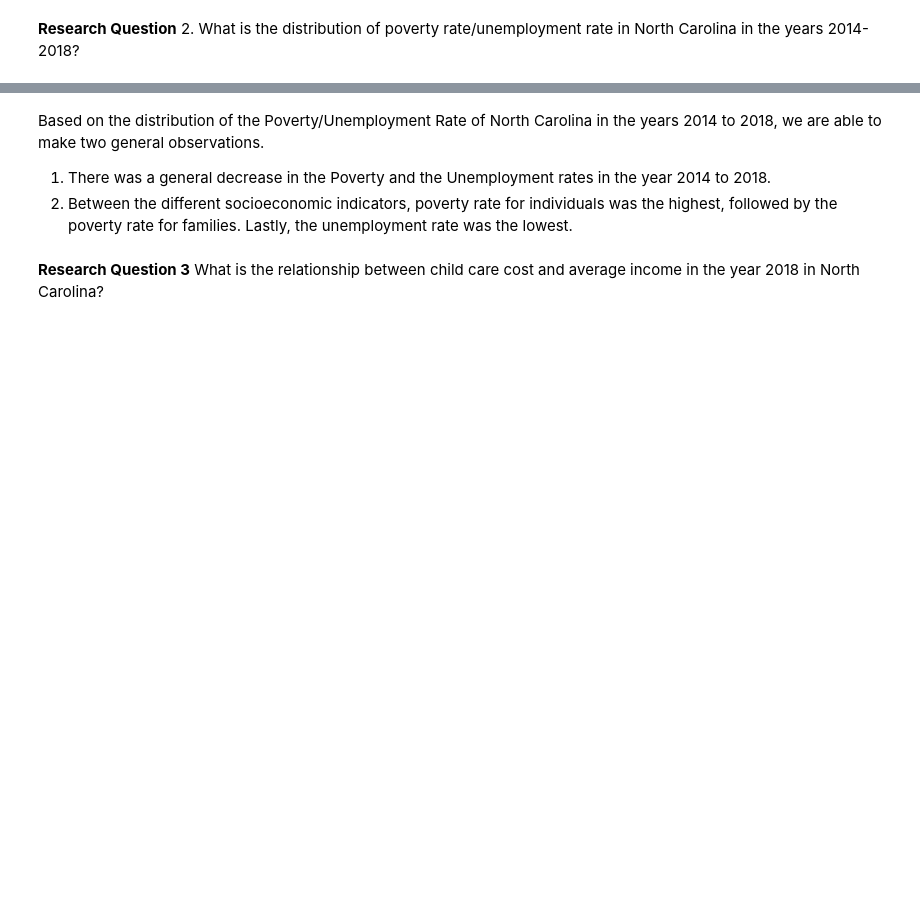
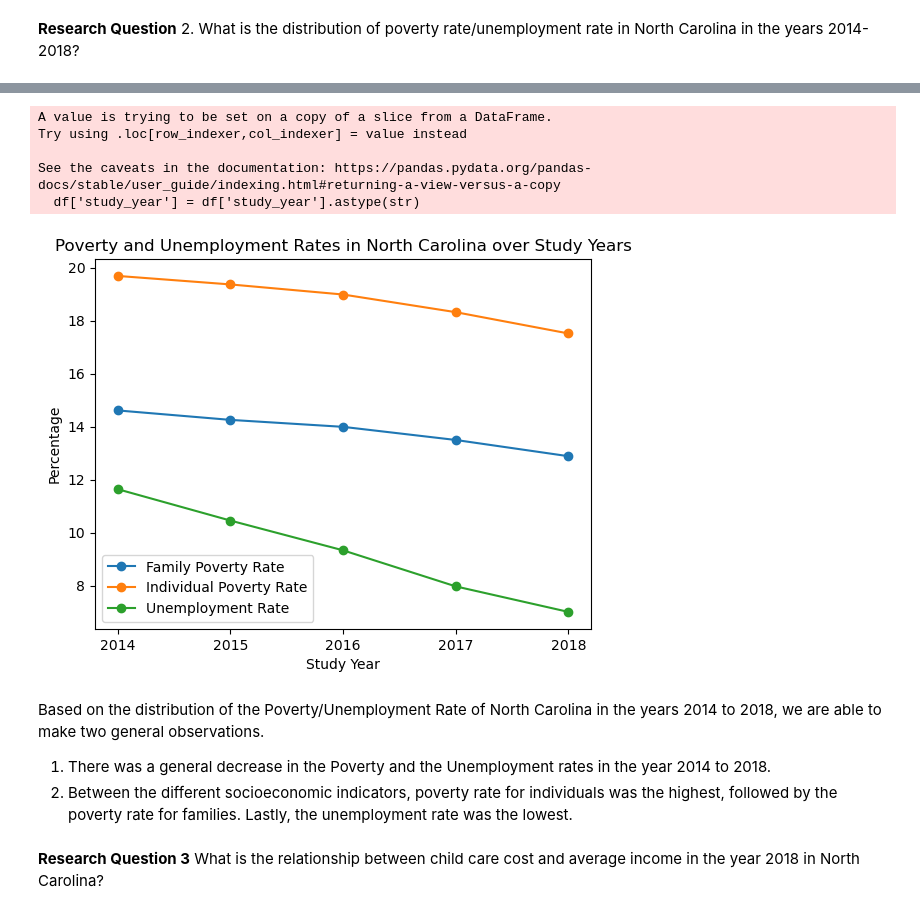
Before and after one commit to yuraheo/cs216-group-project, a Jupyter notebook: Final Project Draft JL .ipynb, the cells around one changed output, grey strips where cells are left out. Cells and saved outputs as stored; diff of their text form; code cells hidden in the pictures; blank space fills up the shorter version.

```diff
--- a/Final Project Draft JL .ipynb
+++ b/Final Project Draft JL .ipynb
@@ -120,3 +219,8 @@ $H_a$: There is some difference between family and center-based childcare costs
 # %% [markdown]
 **Research Question**
 2. What is the distribution of poverty rate/unemployment rate in North Carolina in the years 2014-2018?
+# %%
+selected_columns = ['study_year','pr_f', 'pr_p','unr_16','county_name', 'state_name', 'state_abbreviation']
+rq2 = nc_childcare[selected_columns]
+rq2 = rq2.dropna(how = 'any')
+rq2
@@ -145,3 +258,36 @@ plt.show()
+# %%
+mask = nc_year_grouped_ec['study_year'] >= 2014
+df = nc_year_grouped_ec[mask]
+df['study_year'] = df['study_year'].astype(str)
+
+# Plotting 'pr_f'
+plt.plot(df['study_year'], df['pr_f'], label='pr_f', marker = 'o')
+
+# Plotting 'pr_p'
+plt.plot(df['study_year'], df['pr_p'], label='pr_p', marker = 'o')
+
+# Plotting 'unr_16'
+plt.plot(df['study_year'], df['unr_16'], label='unr_16', marker = 'o')
+
+# Adding labels and title
+plt.xlabel('Study Year')
+plt.ylabel('Values')
+plt.title('Line Graph for pr_f, pr_p, and unr_16')
+
+# Adding legend
+plt.legend(['Family Poverty Rate', "Individual Poverty Rate", 'Unemployment Rate'])
+plt.ylabel('Percentage')
+plt.title('Poverty and Unemployment Rates in North Carolina over Study Years')
+
+# Display the plot
+plt.show()
+# %% [output]
+A value is trying to be set on a copy of a slice from a DataFrame.
+Try using .loc[row_indexer,col_indexer] = value instead
+
+See the caveats in the documentation: https://pandas.pydata.org/pandas-docs/stable/user_guide/indexing.html#returning-a-view-versus-a-copy
+  df['study_year'] = df['study_year'].astype(str)
+[figure, added]
 # %% [markdown]
 Based on the distribution of the Poverty/Unemployment Rate of North Carolina in the years 2014 to 2018, we are able to make two general observations.
 
```
Also changed, not shown: parts of 33 cells of this notebook.
